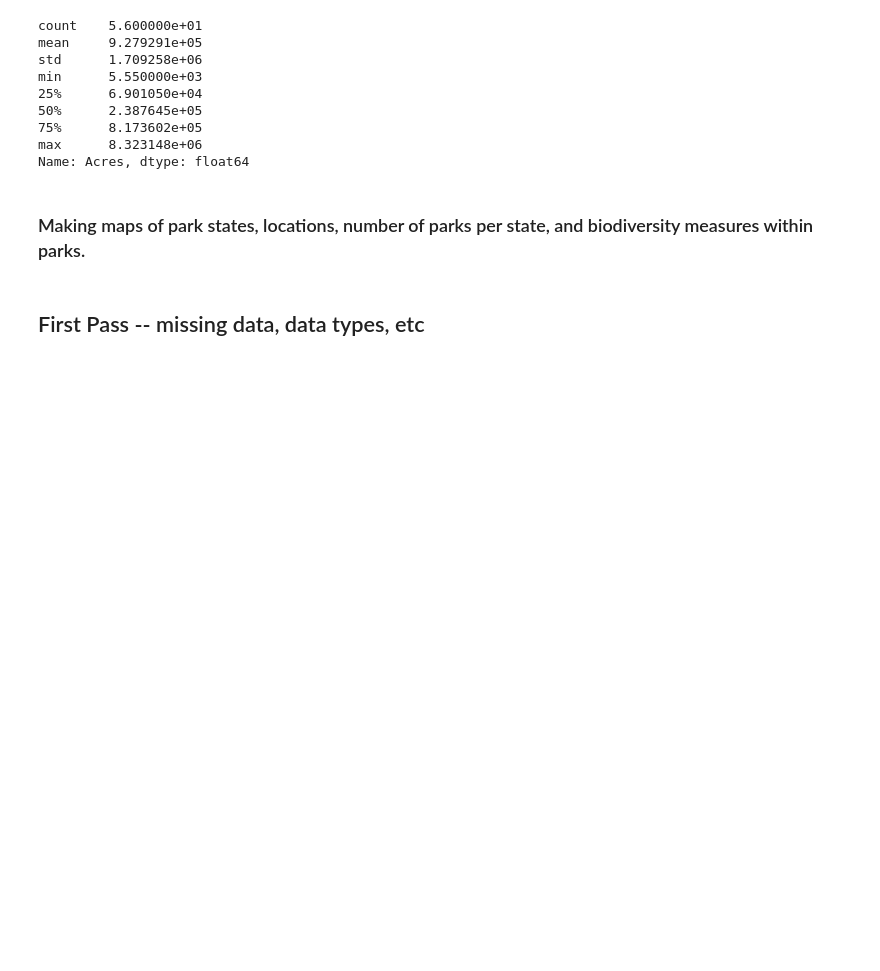
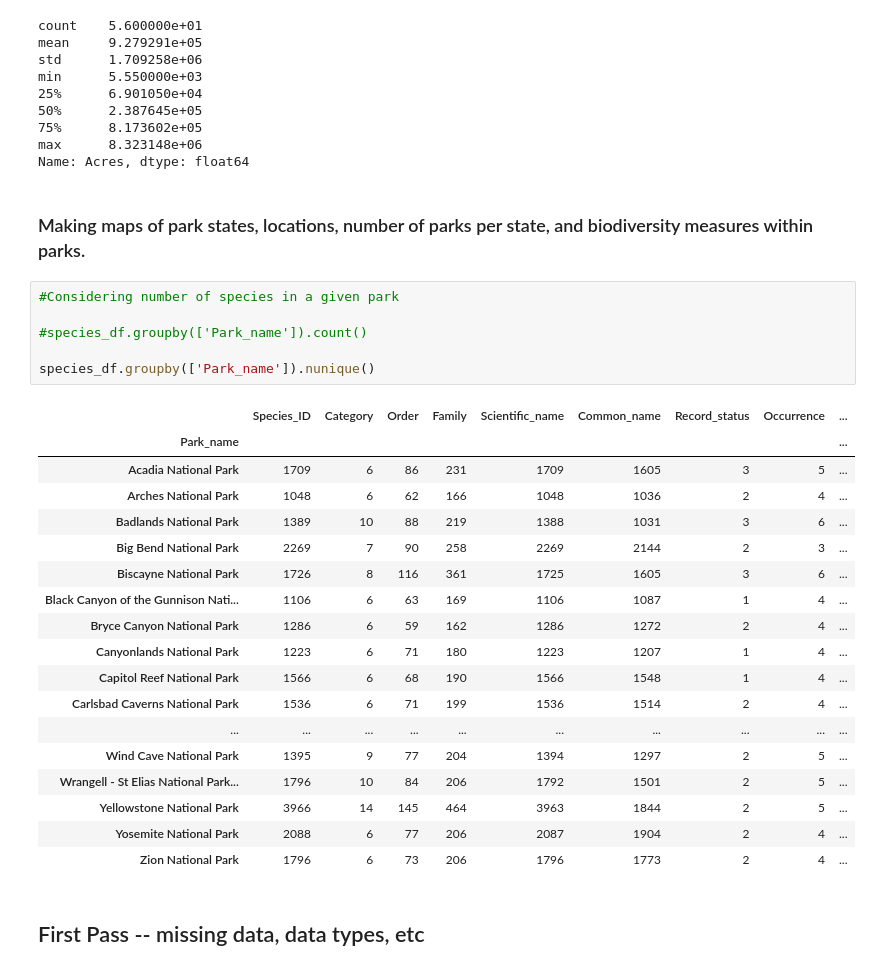
Before and after one commit to JennyArbo/CG2021_Final_Project_Jenny_Chrissy, a Jupyter notebook: Final Project.ipynb, the cells around one changed output. Cells and saved outputs as stored; diff of their text form; blank space fills up the shorter version.

```diff
--- a/Final Project.ipynb
+++ b/Final Project.ipynb
@@ -162,6 +271,31 @@ max      8.323148e+06
 Name: Acres, dtype: float64
 # %% [markdown]
 ### Making maps of park states, locations, number of parks per state, and biodiversity measures within parks.
+# %%
+#Considering number of species in a given park
+
+#species_df.groupby(['Park_name']).count()
+
+species_df.groupby(['Park_name']).nunique()
+# %% [output]
+|  | Species_ID | Category | Order | Family | Scientific_name | Common_name | Record_status | Occurrence | ... |
+| Park_name |  |  |  |  |  |  |  |  | ... |
+| Acadia National Park | 1709 | 6 | 86 | 231 | 1709 | 1605 | 3 | 5 | ... |
+| Arches National Park | 1048 | 6 | 62 | 166 | 1048 | 1036 | 2 | 4 | ... |
+| Badlands National Park | 1389 | 10 | 88 | 219 | 1388 | 1031 | 3 | 6 | ... |
+| Big Bend National Park | 2269 | 7 | 90 | 258 | 2269 | 2144 | 2 | 3 | ... |
+| Biscayne National Park | 1726 | 8 | 116 | 361 | 1725 | 1605 | 3 | 6 | ... |
+| Black Canyon of the Gunnison Nati... | 1106 | 6 | 63 | 169 | 1106 | 1087 | 1 | 4 | ... |
+| Bryce Canyon National Park | 1286 | 6 | 59 | 162 | 1286 | 1272 | 2 | 4 | ... |
+| Canyonlands National Park | 1223 | 6 | 71 | 180 | 1223 | 1207 | 1 | 4 | ... |
+| Capitol Reef National Park | 1566 | 6 | 68 | 190 | 1566 | 1548 | 1 | 4 | ... |
+| Carlsbad Caverns National Park | 1536 | 6 | 71 | 199 | 1536 | 1514 | 2 | 4 | ... |
+| ... | ... | ... | ... | ... | ... | ... | ... | ... | ... |
+| Wind Cave National Park | 1395 | 9 | 77 | 204 | 1394 | 1297 | 2 | 5 | ... |
+| Wrangell - St Elias National Park... | 1796 | 10 | 84 | 206 | 1792 | 1501 | 2 | 5 | ... |
+| Yellowstone National Park | 3966 | 14 | 145 | 464 | 3963 | 1844 | 2 | 5 | ... |
+| Yosemite National Park | 2088 | 6 | 77 | 206 | 2087 | 1904 | 2 | 4 | ... |
+| Zion National Park | 1796 | 6 | 73 | 206 | 1796 | 1773 | 2 | 4 | ... |
 # %% [markdown]
 ## First Pass -- missing data, data types, etc
 # %%
```
Also changed, not shown: parts of 42 cells of this notebook.
